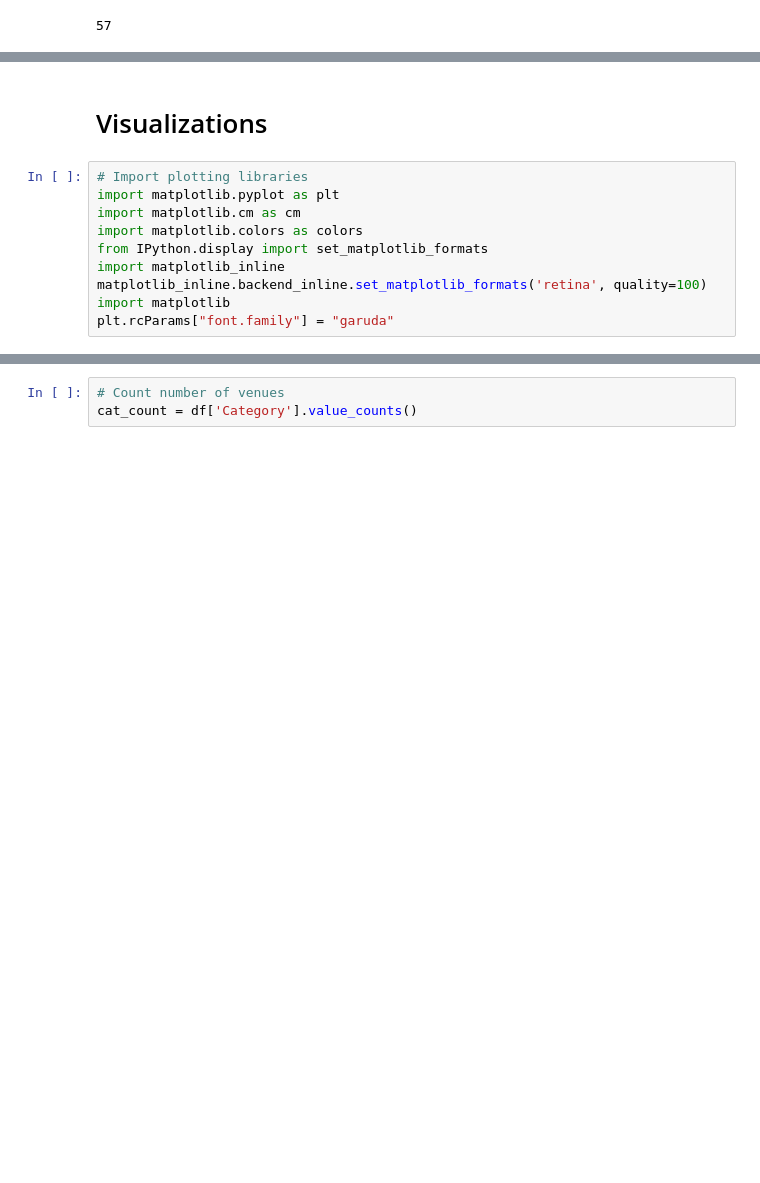
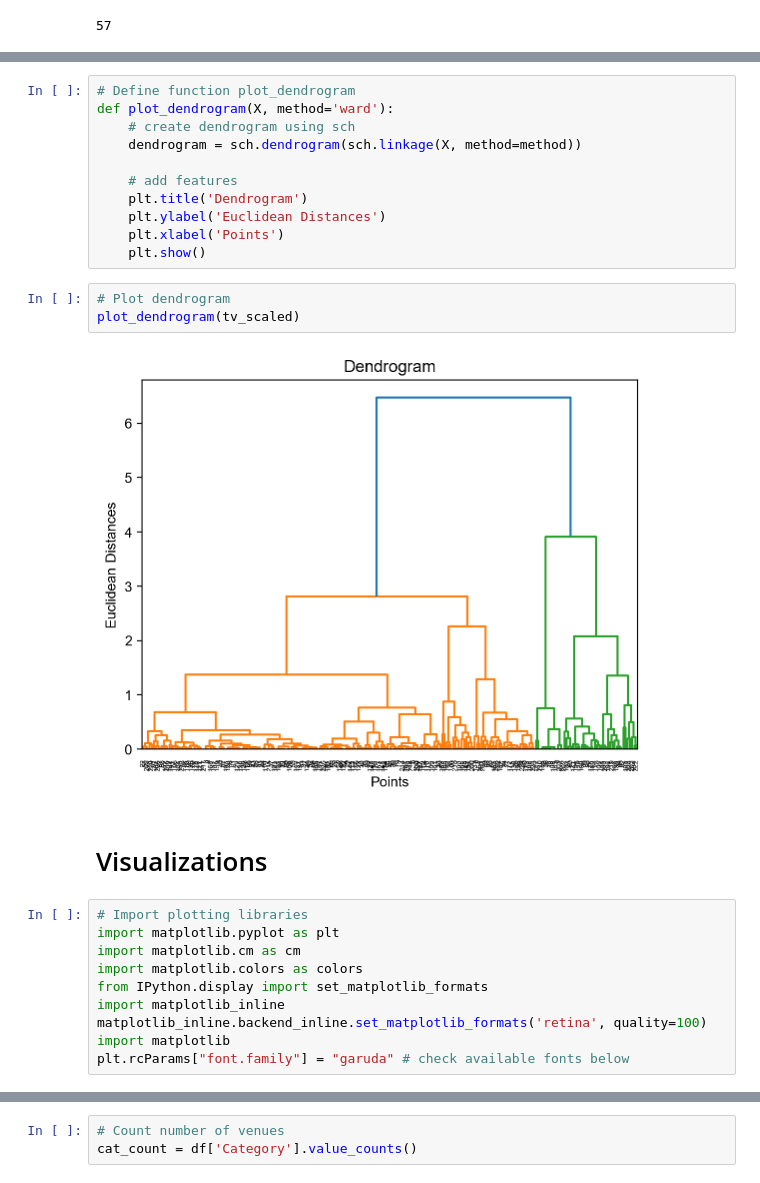
Before and after one commit to edubf22/nyc-neighborhoods, a Jupyter notebook: nyc_healthcare.ipynb, the cells around one changed output, grey strips where cells are left out. Drawn from its saved outputs; the diff is of its cells as text; blank space fills up the shorter version.

```diff
--- a/nyc_healthcare.ipynb
+++ b/nyc_healthcare.ipynb
@@ -216,3 +364,19 @@ df.Category.nunique()
+# %%
+# Define function plot_dendrogram
+def plot_dendrogram(X, method='ward'):
+    # create dendrogram using sch
+    dendrogram = sch.dendrogram(sch.linkage(X, method=method))
+
+    # add features
+    plt.title('Dendrogram')
+    plt.ylabel('Euclidean Distances')
+    plt.xlabel('Points')
+    plt.show()
+# %%
+# Plot dendrogram
+plot_dendrogram(tv_scaled)
+# %% [output]
+[figure, added]
 # %% [markdown]
 # Visualizations
 # %%
@@ -224,4 +388,4 @@ from IPython.display import set_matplotlib_formats
 import matplotlib_inline
 matplotlib_inline.backend_inline.set_matplotlib_formats('retina', quality=100)
 import matplotlib
-plt.rcParams["font.family"] = "garuda"
+plt.rcParams["font.family"] = "garuda" # check available fonts below
```
Also changed, not shown: parts of 28 cells of this notebook.
